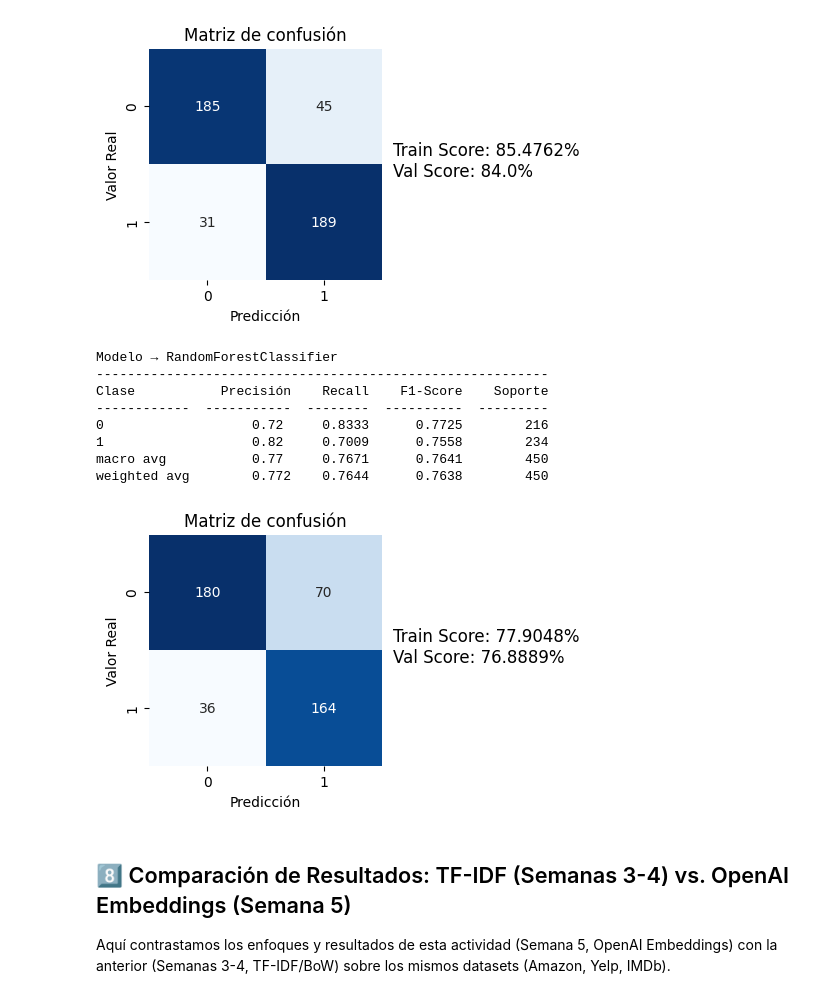
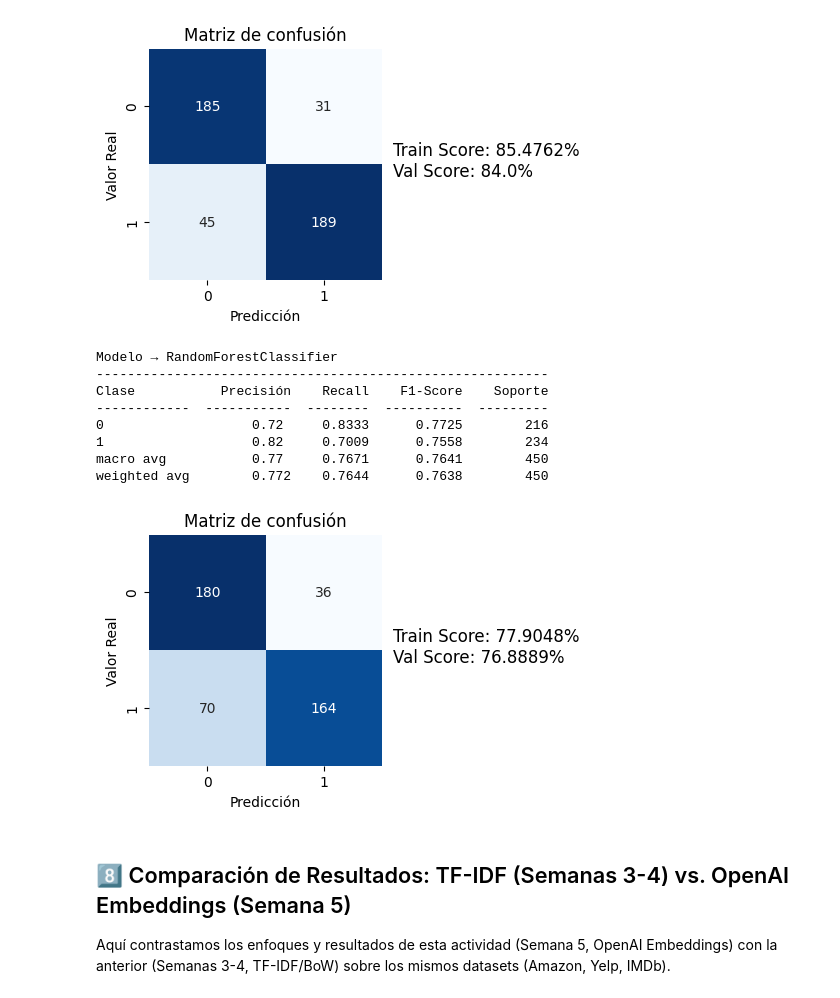
Before and after one commit to jrebull/NLP, a Jupyter notebook: Team18_MNA_NLP_semana_5_Actividad_Embeddings_2025.ipynb, the cells around one changed output. Saved outputs shown, nothing was run; the diff lists cells and outputs as text; code cells hidden in the pictures.

```diff
--- a/Team18_MNA_NLP_semana_5_Actividad_Embeddings_2025.ipynb
+++ b/Team18_MNA_NLP_semana_5_Actividad_Embeddings_2025.ipynb
@@ -1098,7 +1098,7 @@ Utiliza los modelos de regresión logística y bosque aleatorio (random forest)
 
 Compara los resultados con los de la semana anterior.
 # %%
-def resultados(modelo, trainEmb,y_train,valEmb,y_val,testEmb):
+def resultados(modelo,trainEmb,y_test,y_train,valEmb,y_val,testEmb):
 
   target_names = ['0', '1']
   headers = ["Clase", "Precisión", "Recall", "F1-Score", "Soporte"]
@@ -1123,7 +1123,7 @@ def resultados(modelo, trainEmb,y_train,valEmb,y_val,testEmb):
   print(tabulate(table, headers=headers))
 
   plt.figure(figsize=(3, 3))
-  sns.heatmap(confusion_matrix(y_pred,y_test),# normalize='true'),
+  sns.heatmap(confusion_matrix(y_test,y_pred),# normalize='true'),
             annot=True, fmt='d',
             cmap='Blues',
             cbar=False,
@@ -1167,25 +1168,25 @@ weighted avg       0.8328    0.8311      0.8312        450
 # %%
 # BOSQUE ALEATORIO (Random Forest):
 
 # ******* Incluye a continuación todas las líneas de código y celdas que requieras: ***********
 modeloRF = RandomForestClassifier(  n_estimators=100
                                   , max_depth= 1
                                   , criterion='gini'
                                   , min_samples_split=2
                                   , random_state=42
                                   )
-resultadoRF = resultados(modeloRF,trainEmb,y_train,valEmb,y_val,testEmb)
+resultadoRF = resultados(modeloRF,trainEmb,y_test,y_train,valEmb,y_val,testEmb)
 # *********** Aquí termina la sección de agregar código *************
 # %% [output]
 Modelo → RandomForestClassifier
 ----------------------------------------------------------
 Clase           Precisión    Recall    F1-Score    Soporte
 ------------  -----------  --------  ----------  ---------
 0                   0.72     0.8333      0.7725        216
 1                   0.82     0.7009      0.7558        234
 macro avg           0.77     0.7671      0.7641        450
 weighted avg        0.772    0.7644      0.7638        450
-[figure, old version]
+[figure, new version]
 # %% [markdown]
 ## 8️⃣ Comparación de Resultados: TF-IDF (Semanas 3-4) vs. OpenAI Embeddings (Semana 5)
 
```
Also changed, not shown: parts of 5 cells of this notebook.
